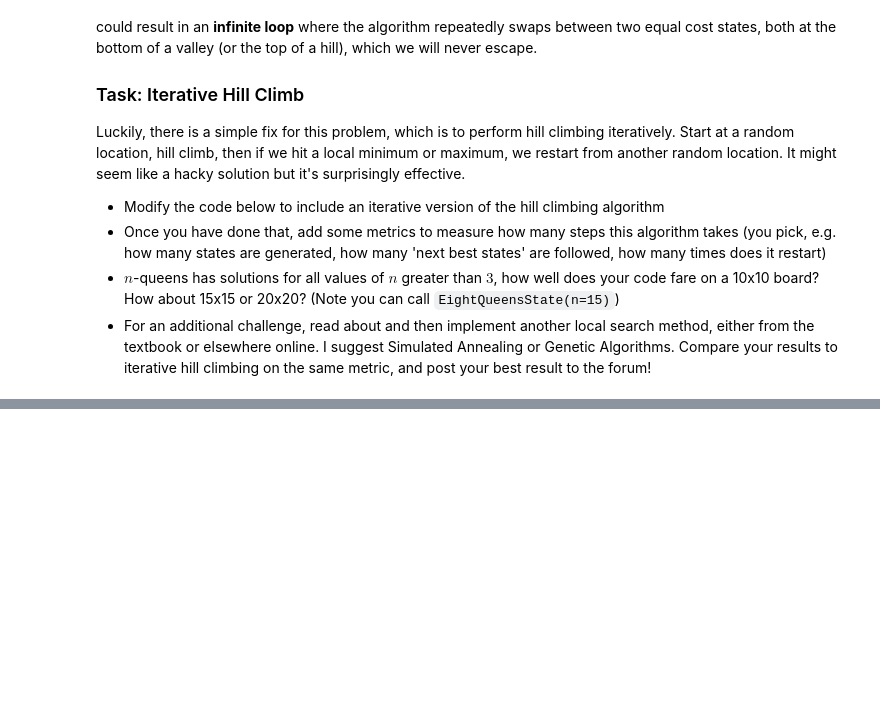
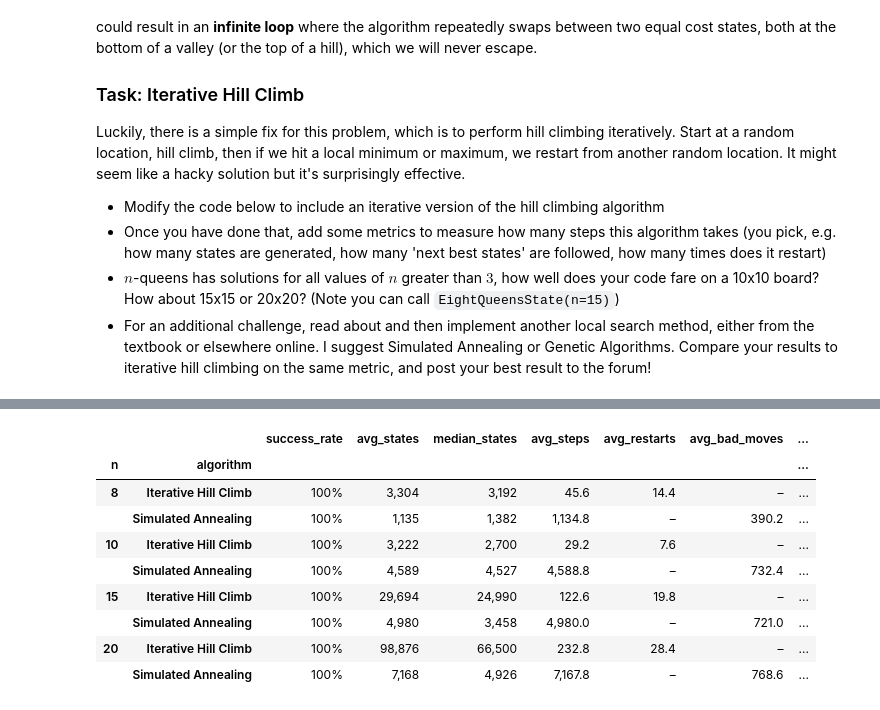
Before and after one commit to ashleighlategan/msc_uob_ashleigh_lategan, a Jupyter notebook: Foundations of Artificial Intelligence/week 2/02 eightqueens/eightqueens.ipynb, the cells around one changed output, grey strips where cells are left out. Saved outputs shown, nothing was run; the diff lists cells and outputs as text; code cells hidden in the pictures; blank space fills up the shorter version.

Commit message:
added comparison of iterative hill climb and simulated annealing

```diff
--- a/Foundations of Artificial Intelligence/week 2/02 eightqueens/eightqueens.ipynb
+++ b/Foundations of Artificial Intelligence/week 2/02 eightqueens/eightqueens.ipynb
@@ -623,0 +708,37 @@ steps 6261, states 6261, bad moves accepted 3278
+# %%
+# Summarise: one row per (algorithm, n), averaged over the trials
+summary = (
+    raw.groupby(["n", "algorithm"])
+       .agg(
+           success_rate     = ("solved",            "mean"),
+           avg_states       = ("states_generated",  "mean"),
+           median_states    = ("states_generated",  "median"),
+           avg_steps        = ("steps",             "mean"),
+           avg_restarts     = ("restarts",          "mean"),   # NaN for SA
+           avg_bad_moves    = ("bad_moves_accepted","mean"),   # NaN for HC
+           avg_final_cost   = ("final_cost",        "mean"),
+           avg_time_s       = ("time_s",            "mean"),
+       )
+)
+
+summary.style.format({
+    "success_rate":   "{:.0%}",
+    "avg_states":     "{:,.0f}",
+    "median_states":  "{:,.0f}",
+    "avg_steps":      "{:,.1f}",
+    "avg_restarts":   "{:,.1f}",
+    "avg_bad_moves":  "{:,.1f}",
+    "avg_final_cost": "{:.2f}",
+    "avg_time_s":     "{:.3f}",
+}, na_rep="–").background_gradient(subset=["avg_states"], cmap="Reds")
+# %% [output]
+|  |  | success_rate | avg_states | median_states | avg_steps | avg_restarts | avg_bad_moves | ... |
+| n | algorithm |  |  |  |  |  |  | ... |
+| 8 | Iterative Hill Climb | 100% | 3,304 | 3,192 | 45.6 | 14.4 | – | ... |
+|  | Simulated Annealing | 100% | 1,135 | 1,382 | 1,134.8 | – | 390.2 | ... |
+| 10 | Iterative Hill Climb | 100% | 3,222 | 2,700 | 29.2 | 7.6 | – | ... |
+|  | Simulated Annealing | 100% | 4,589 | 4,527 | 4,588.8 | – | 732.4 | ... |
+| 15 | Iterative Hill Climb | 100% | 29,694 | 24,990 | 122.6 | 19.8 | – | ... |
+|  | Simulated Annealing | 100% | 4,980 | 3,458 | 4,980.0 | – | 721.0 | ... |
+| 20 | Iterative Hill Climb | 100% | 98,876 | 66,500 | 232.8 | 28.4 | – | ... |
+|  | Simulated Annealing | 100% | 7,168 | 4,926 | 7,167.8 | – | 768.6 | ... |
```
Also changed, not shown: parts of 13 cells of this notebook, 4 other files.
